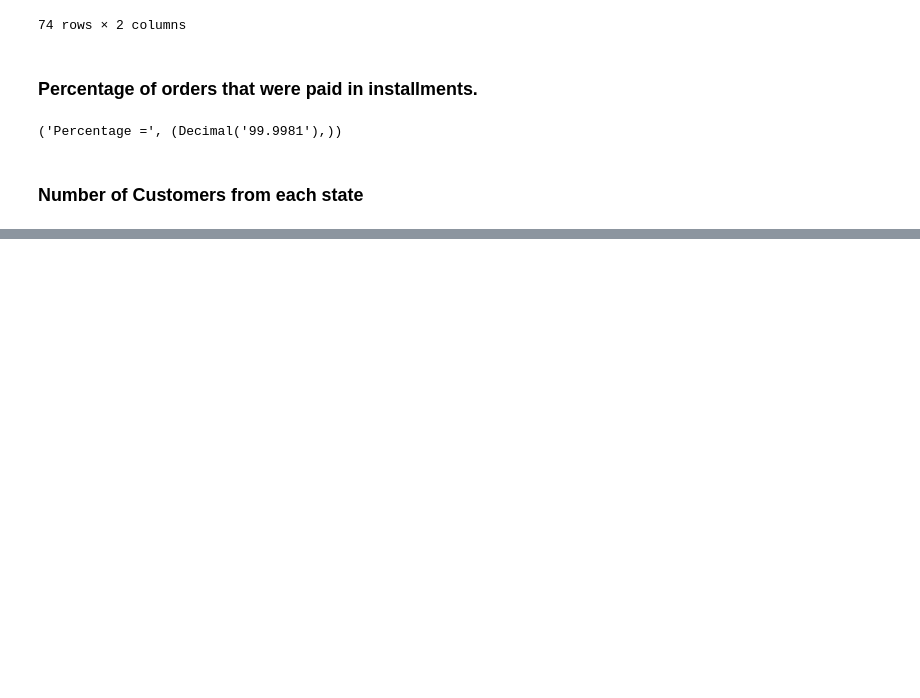
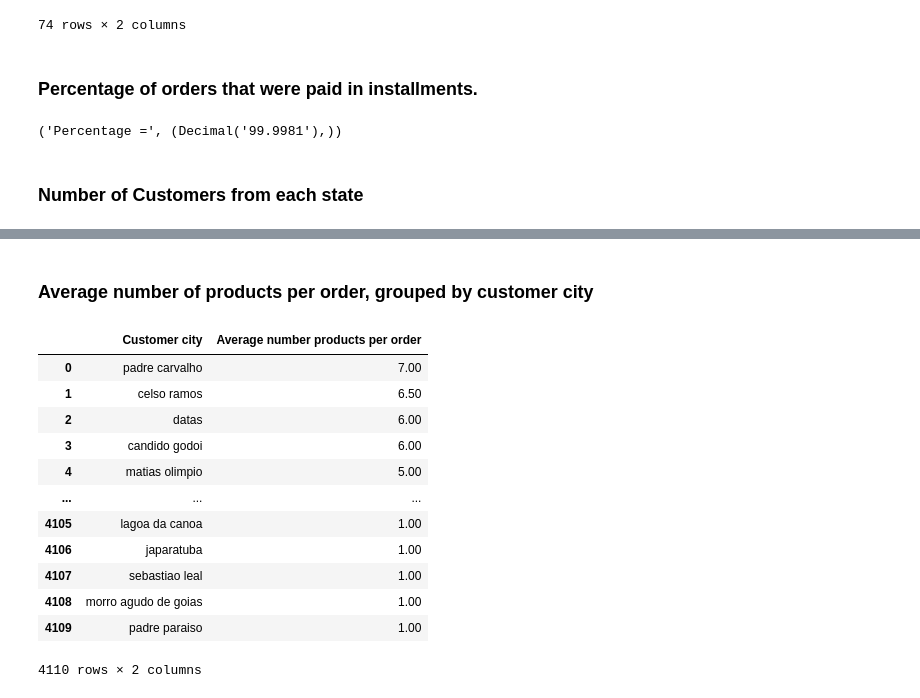
Before and after one commit to swaruppanda11/e-Commerce-Target-Sales-Dataset-Analysis-and-Visualization, a Jupyter notebook: Script.ipynb, the cells around one changed output, grey strips where cells are left out. Saved outputs shown, nothing was run; the diff lists cells and outputs as text; code cells hidden in the pictures; blank space fills up the shorter version.

```diff
--- a/Script.ipynb
+++ b/Script.ipynb
@@ -194,0 +218,34 @@ plt.show()
+# %% [markdown]
+### Average number of products per order, grouped by customer city
+# %%
+query = """ with count_per_order as
+(select orders.order_id, orders.customer_id, count(order_items.order_id) as oc
+from orders join order_items
+on orders.order_id = order_items.order_id
+group by orders.order_id, orders.customer_id)
+
+select customers.customer_city, round(avg(count_per_order.oc), 2) as average_orders
+from customers join count_per_order
+on customers.customer_id = count_per_order.customer_id
+group by customers.customer_city order by average_orders desc;
+"""
+
+cur.execute(query)
+data = cur.fetchall()
+
+df = pd.DataFrame(data, columns = ["Customer city", "Average number products per order"])
+df
+# %% [output]
+|  | Customer city | Average number products per order |
+| 0 | padre carvalho | 7.00 |
+| 1 | celso ramos | 6.50 |
+| 2 | datas | 6.00 |
+| 3 | candido godoi | 6.00 |
+| 4 | matias olimpio | 5.00 |
+| ... | ... | ... |
+| 4105 | lagoa da canoa | 1.00 |
+| 4106 | japaratuba | 1.00 |
+| 4107 | sebastiao leal | 1.00 |
+| 4108 | morro agudo de goias | 1.00 |
+| 4109 | padre paraiso | 1.00 |
+4110 rows × 2 columns
```
Also changed, not shown: parts of 4 cells of this notebook.
